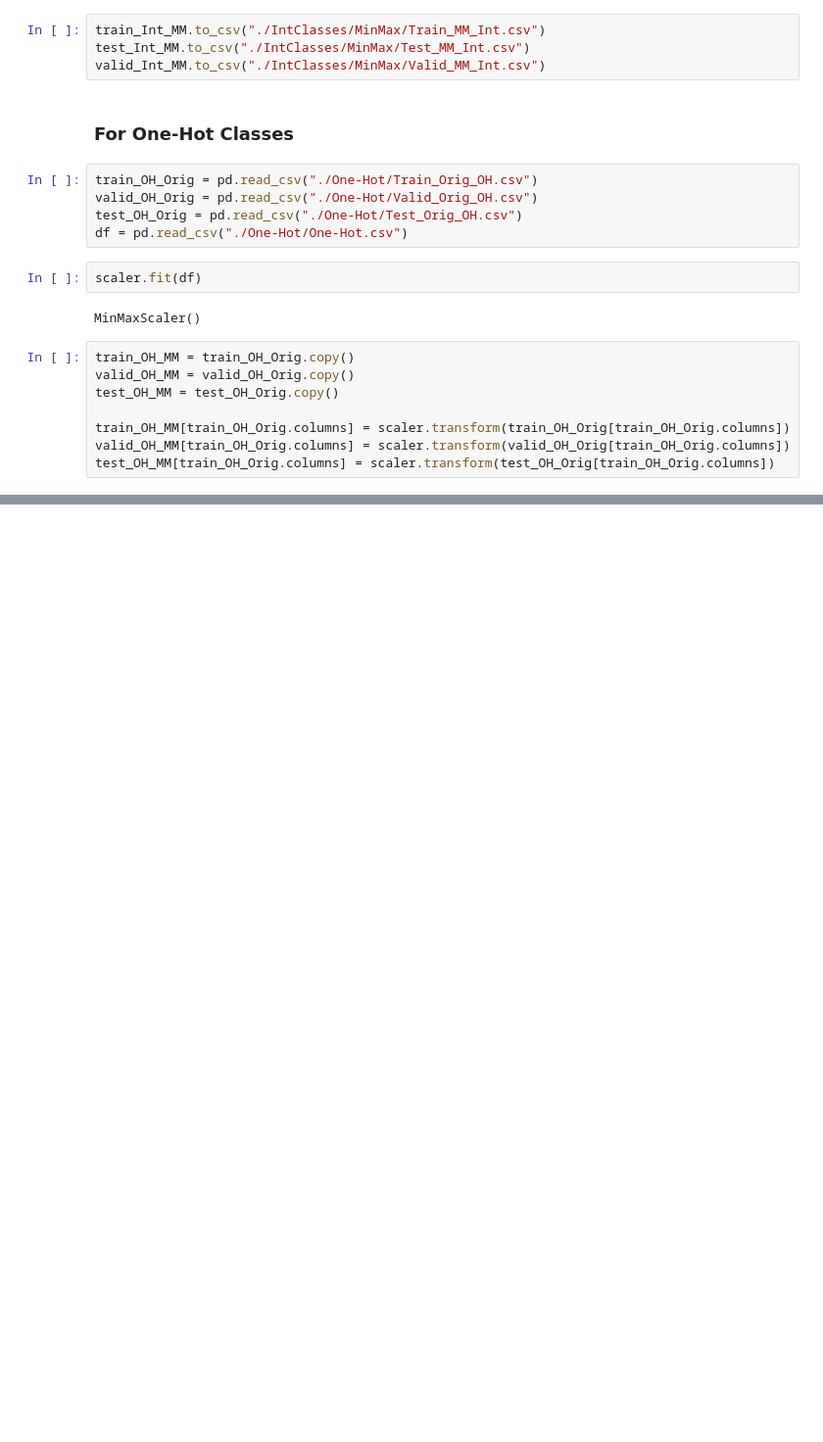
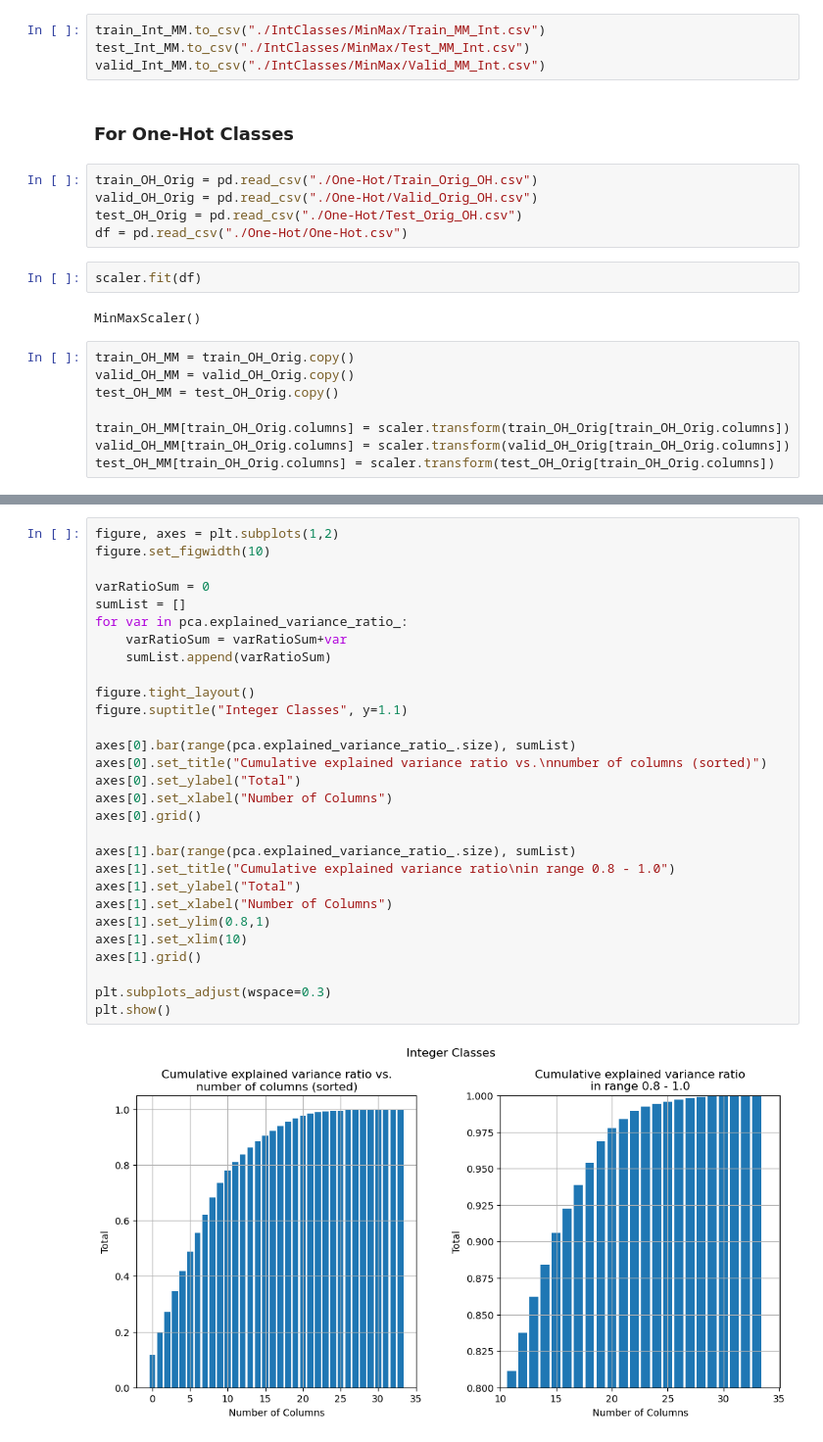
Before and after one commit to RMan2323/loan-risk-predictor, a Jupyter notebook: Preprocessing.ipynb, the cells around one changed output, grey strips where cells are left out. Shown: that part at 98% size. Drawn from its saved outputs; the diff is of its cells as text; blank space fills up the shorter version.

```diff
--- a/Preprocessing.ipynb
+++ b/Preprocessing.ipynb
@@ -323,0 +358,31 @@ valid_Int_MM.to_csv("./One-Hot/MinMax/Valid_MM_Int.csv")
+# %%
+figure, axes = plt.subplots(1,2)
+figure.set_figwidth(10)
+
+varRatioSum = 0
+sumList = []
+for var in pca.explained_variance_ratio_:
+    varRatioSum = varRatioSum+var
+    sumList.append(varRatioSum)
+
+figure.tight_layout()
+figure.suptitle("Integer Classes", y=1.1)
+
+axes[0].bar(range(pca.explained_variance_ratio_.size), sumList)
+axes[0].set_title("Cumulative explained variance ratio vs.\nnumber of columns (sorted)")
+axes[0].set_ylabel("Total")
+axes[0].set_xlabel("Number of Columns")
+axes[0].grid()
+
+axes[1].bar(range(pca.explained_variance_ratio_.size), sumList)
+axes[1].set_title("Cumulative explained variance ratio\nin range 0.8 - 1.0")
+axes[1].set_ylabel("Total")
+axes[1].set_xlabel("Number of Columns")
+axes[1].set_ylim(0.8,1)
+axes[1].set_xlim(10)
+axes[1].grid()
+
+plt.subplots_adjust(wspace=0.3)
+plt.show()
+# %% [output]
+[figure, added]
```
Also changed, not shown: parts of 14 cells of this notebook, 33 other files.
